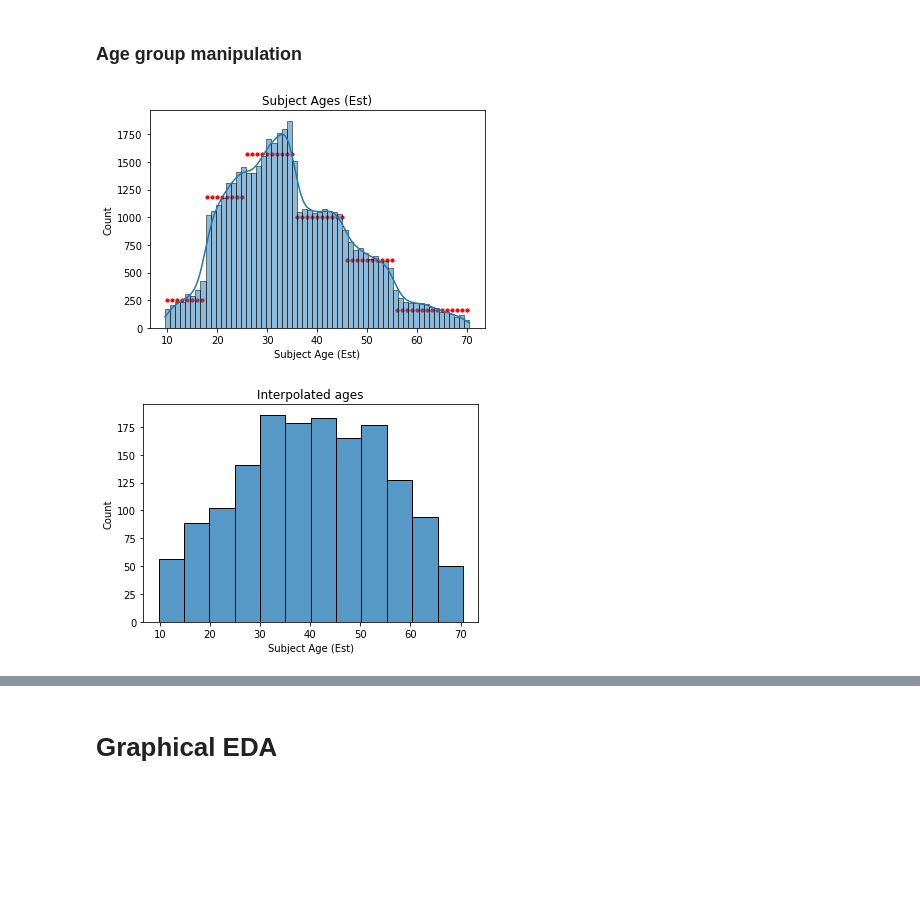
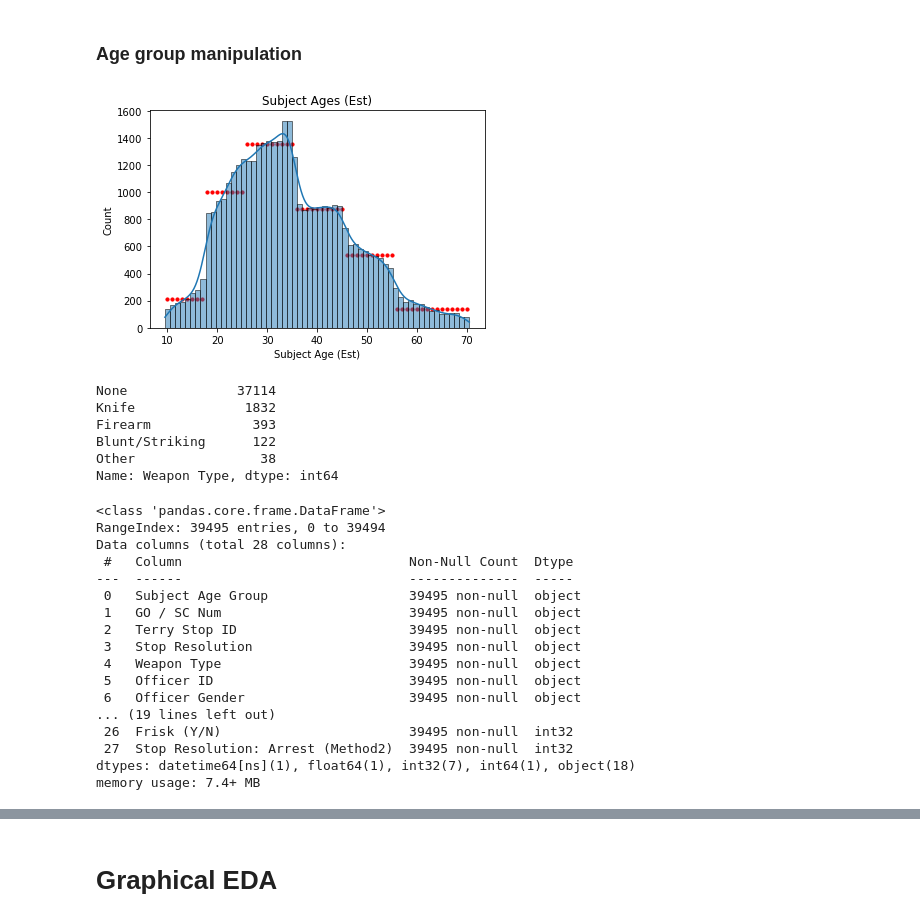
Before and after one commit to sethnlewis/Policing-Bias, a Jupyter notebook: analysis/EDA.ipynb, the cells around one changed output, grey strips where cells are left out. Drawn from its saved outputs; the diff is of its cells as text; code cells hidden in the pictures; blank space fills up the shorter version.

```diff
--- a/analysis/EDA.ipynb
+++ b/analysis/EDA.ipynb
@@ -84,7 +46,7 @@ memory usage: 8.3+ MB
 # ------ CLEAN DATA ONE COLUMN AT A TIME -------
 
 # Subject Age Group
-df['Subject Age Group'].replace('-', UNKNOWN, inplace=True)
+df['Subject Age Group'].replace('-', np.nan, inplace=True)
 
 # Subject ID
 df['Subject ID'].replace('-1', UNKNOWN, inplace=True)
@@ -94,22 +56,22 @@ weapon_type_dict = {'Firearm Other': 'Firearm',
                     'Lethal Cutting Instrument': 'Knife',
                     'Handgun': 'Firearm',
                     '-': 'None',
-                    'Club, Blackjack, Brass Knuckles': 'Club/Melee',
+                    'Club, Blackjack, Brass Knuckles': 'Blunt/Striking',
                     'Knife/Cutting/Stabbing Instrument': 'Knife',
                     'Other Firearm': 'Firearm',
                     'Rifle': 'Firearm',
                     'Fire/Incendiary Device': 'Other',
-                    'Blunt Object/Striking Implement': 'Club/Melee',
+                    'Blunt Object/Striking Implement': 'Blunt/Striking',
                     'Firearm (unk type)': 'Firearm',
                     'Mace/Pepper Spray': 'Other',
                     'None/Not Applicable': 'None',
-                    'Club': 'Club/Melee',
+                    'Club': 'Blunt/Striking',
                     'Taser/Stun Gun': 'Other',
                     'Shotgun': 'Other',
-                    'Brass Knuckles': 'Club/Melee',
+                    'Brass Knuckles': 'Blunt/Striking',
                     'Automatic Handgun': 'Firearm',
-                    'Blackjack': 'Club/Melee',
-                    'Personal Weapons (hands, feet, etc.)': 'Club/Melee'}
+                    'Blackjack': 'Blunt/Striking',
+                    'Personal Weapons (hands, feet, etc.)': 'Blunt/Striking'}
 df['Weapon Type'].replace(weapon_type_dict, inplace=True)
 
 
@@ -170,16 +132,17 @@ df['Sector'].replace(['99', '-'], UNKNOWN, inplace=True)
 
 # Beat
 df['Beat'].replace(['S', '99', '-'], UNKNOWN, inplace=True)
+
+# Subject age group
+df['Subject Age Group'].replace('-', np.nan, inplace=True)
+
+df.dropna(inplace=True)
 # %% [markdown]
 # Feature Engineering
 # %% [markdown]
 ### Age group manipulation
 # %%
 # ------ ESTIMATE SUBJECT AGE ------
-
-np.random.seed(RANDOM_STATE)
-
-df['Subject Age Group'].replace('-', UNKNOWN, inplace=True)
 
 years_in_category = {'1 - 17': [10, 17],
 '18 - 25': [18, 25],
@@ -190,7 +153,6 @@ years_in_category = {'1 - 17': [10, 17],
 
 def predict_ages():
     avg, std, x, y = calculate_mean_and_std()
-
     ages = []
     for age_categorical in df['Subject Age Group']:
         age = predict_age_from_category(age_categorical, avg, std)
@@ -200,7 +162,6 @@ def predict_ages():
 
 def calculate_mean_and_std():
     xy = {}
-
     age_group_counts = dict(df['Subject Age Group'].value_counts())
 
     for age_group in df['Subject Age Group'].replace(UNKNOWN, np.nan).dropna().unique():
@@ -217,42 +178,32 @@ def calculate_mean_and_std():
     return avg, std, x, y
 
 
 
 def set_range(age_range):
     age_range = years_in_category[age_range]
     start = age_range[0]
     stop = age_range[1]
     return np.linspace(start, stop, stop-start+1)
 
-
-
 def predict_age_from_category(bucket, avg, std):
-
     if bucket == UNKNOWN:
         year_range = np.array(list(years_in_category.values())).flatten()
         min_age = year_range.min()
         max_age = year_range.max()
     else:
         year_range = years_in_category[bucket]
         min_age = year_range[0]
         max_age = year_range[1]
     age = 0
     while ((age <= min_age-0.5) or (age > max_age+0.5)):
         age = np.random.normal(avg, std)
     return age
 
 
 plt.figure()
 df['Subject Age (Est)'], x, y = predict_ages()
 sns.histplot(df['Subject Age (Est)'], bins=60, kde=True);
 plt.scatter(x, y, c='r', s=10)
-plt.title('Subject Ages (Est)')
-
-
-plt.figure()
-plt.title('Interpolated ages')
-interpolated_rows = df.loc[df['Subject Age Group'] == UNKNOWN]
-sns.histplot(interpolated_rows['Subject Age (Est)'], bins=12);
+plt.title('Subject Ages (Est)');
 # %% [output]
-[figure, old version]
+[figure, new version]
-[figure, removed]
@@ -278,3 +210,12 @@ df['Subject Age Group'] = age_groups
+# %%
+df['Weapon Type'].value_counts()
+# %% [output]
+None              37114
+Knife              1832
+Firearm             393
+Blunt/Striking      122
+Other                38
+Name: Weapon Type, dtype: int64
 # %%
 # Engineer new features
 
@@ -334,3 +275,23 @@ df['Subject Perceived Gender'].replace('Non-Binary', np.nan, inplace=True)
 # Remove missing values and reset index
 df.dropna(inplace=True)
 df.reset_index(inplace=True, drop=True)
+# %%
+df.info()
+# %% [output]
+<class 'pandas.core.frame.DataFrame'>
+RangeIndex: 39495 entries, 0 to 39494
+Data columns (total 28 columns):
+ #   Column                             Non-Null Count  Dtype
+---  ------                             --------------  -----
+ 0   Subject Age Group                  39495 non-null  object
+ 1   GO / SC Num                        39495 non-null  object
+ 2   Terry Stop ID                      39495 non-null  object
+ 3   Stop Resolution                    39495 non-null  object
+ 4   Weapon Type                        39495 non-null  object
+ 5   Officer ID                         39495 non-null  object
+ 6   Officer Gender                     39495 non-null  object
+... (19 lines left out)
+ 26  Frisk (Y/N)                        39495 non-null  int32
+ 27  Stop Resolution: Arrest (Method2)  39495 non-null  int32
+dtypes: datetime64[ns](1), float64(1), int32(7), int64(1), object(18)
+memory usage: 7.4+ MB
```
Also changed, not shown: parts of 38 cells of this notebook, 1 other file.
